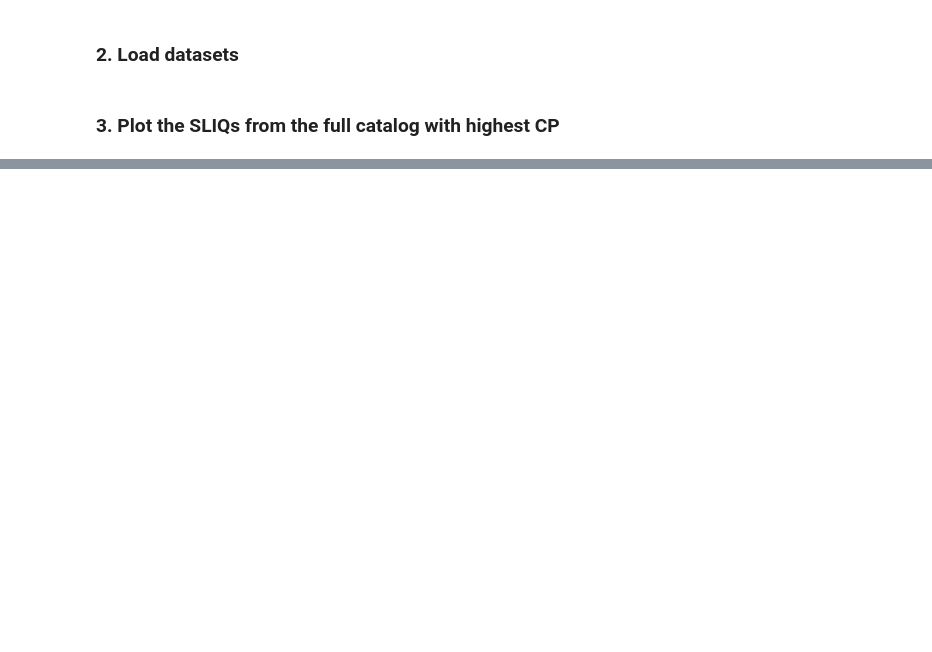
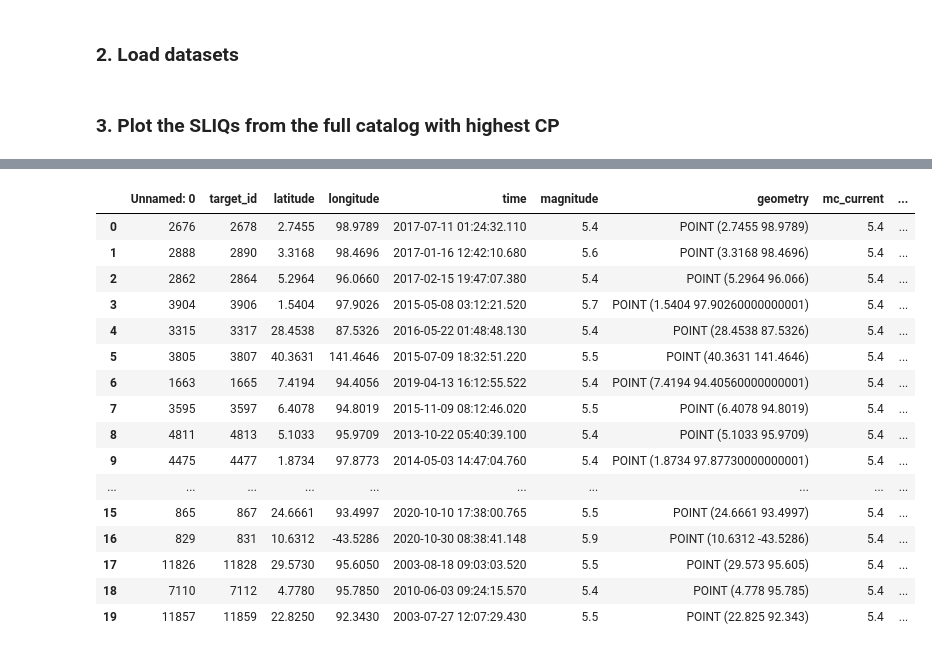
Before and after one commit to amandasyamsul/SLIQ, a Jupyter notebook: figure-3.ipynb, the cells around one changed output, grey strips where cells are left out. Saved outputs shown, nothing was run; the diff lists cells and outputs as text; code cells hidden in the pictures; blank space fills up the shorter version.

```diff
--- a/figure-3.ipynb
+++ b/figure-3.ipynb
@@ -30,6 +31,7 @@ ds = xr.open_dataset(dataset_path + "GRCTellus.JPL.200204_202201.GLO.RL06M.MSCNv
 catalog = pd.read_csv('catalog.csv')
 etas_declustered = pd.read_csv('etas_declustered.csv')
 NND_declustered = pd.read_csv('NND_declustered.csv')
+NND_declustered_v2 = pd.read_csv('NND_declustered_v2.csv')
 # %% [markdown]
 ### 3. Plot the SLIQs from the full catalog with highest CP
 # %%
@@ -64,0 +67,27 @@ loadquakes.load_map_cb(catalog,sliq_nnd.head(20),sliq_nnd.dmass.head(20), [3,9,1
+# %%
+sliq_nnd_v2=NND_declustered_v2.sort_values('cp',ascending=False)
+sliq_nnd_v2=sliq_nnd_v2.reset_index()
+sliq_nnd_v2=sliq_nnd_v2.drop(['index'], axis=1)
+
+
+sliq_nnd_v2['dmass']=sliq_nnd_v2['dmass'].astype(float)
+# %%
+sliq_nnd_v2.head(20)
+# %% [output]
+|  | Unnamed: 0 | target_id | latitude | longitude | time | magnitude | geometry | mc_current | ... |
+| 0 | 2676 | 2678 | 2.7455 | 98.9789 | 2017-07-11 01:24:32.110 | 5.4 | POINT (2.7455 98.9789) | 5.4 | ... |
+| 1 | 2888 | 2890 | 3.3168 | 98.4696 | 2017-01-16 12:42:10.680 | 5.6 | POINT (3.3168 98.4696) | 5.4 | ... |
+| 2 | 2862 | 2864 | 5.2964 | 96.0660 | 2017-02-15 19:47:07.380 | 5.4 | POINT (5.2964 96.066) | 5.4 | ... |
+| 3 | 3904 | 3906 | 1.5404 | 97.9026 | 2015-05-08 03:12:21.520 | 5.7 | POINT (1.5404 97.90260000000001) | 5.4 | ... |
+| 4 | 3315 | 3317 | 28.4538 | 87.5326 | 2016-05-22 01:48:48.130 | 5.4 | POINT (28.4538 87.5326) | 5.4 | ... |
+| 5 | 3805 | 3807 | 40.3631 | 141.4646 | 2015-07-09 18:32:51.220 | 5.5 | POINT (40.3631 141.4646) | 5.4 | ... |
+| 6 | 1663 | 1665 | 7.4194 | 94.4056 | 2019-04-13 16:12:55.522 | 5.4 | POINT (7.4194 94.40560000000001) | 5.4 | ... |
+| 7 | 3595 | 3597 | 6.4078 | 94.8019 | 2015-11-09 08:12:46.020 | 5.5 | POINT (6.4078 94.8019) | 5.4 | ... |
+| 8 | 4811 | 4813 | 5.1033 | 95.9709 | 2013-10-22 05:40:39.100 | 5.4 | POINT (5.1033 95.9709) | 5.4 | ... |
+| 9 | 4475 | 4477 | 1.8734 | 97.8773 | 2014-05-03 14:47:04.760 | 5.4 | POINT (1.8734 97.87730000000001) | 5.4 | ... |
+| ... | ... | ... | ... | ... | ... | ... | ... | ... | ... |
+| 15 | 865 | 867 | 24.6661 | 93.4997 | 2020-10-10 17:38:00.765 | 5.5 | POINT (24.6661 93.4997) | 5.4 | ... |
+| 16 | 829 | 831 | 10.6312 | -43.5286 | 2020-10-30 08:38:41.148 | 5.9 | POINT (10.6312 -43.5286) | 5.4 | ... |
+| 17 | 11826 | 11828 | 29.5730 | 95.6050 | 2003-08-18 09:03:03.520 | 5.5 | POINT (29.573 95.605) | 5.4 | ... |
+| 18 | 7110 | 7112 | 4.7780 | 95.7850 | 2010-06-03 09:24:15.570 | 5.4 | POINT (4.778 95.785) | 5.4 | ... |
+| 19 | 11857 | 11859 | 22.8250 | 92.3430 | 2003-07-27 12:07:29.430 | 5.5 | POINT (22.825 92.343) | 5.4 | ... |
```
Also changed, not shown: parts of 12 cells of this notebook, 1 other file.
